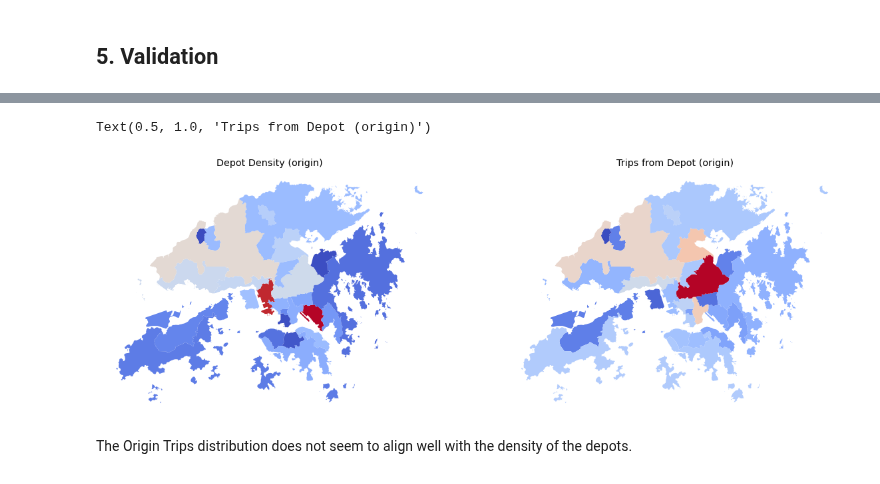
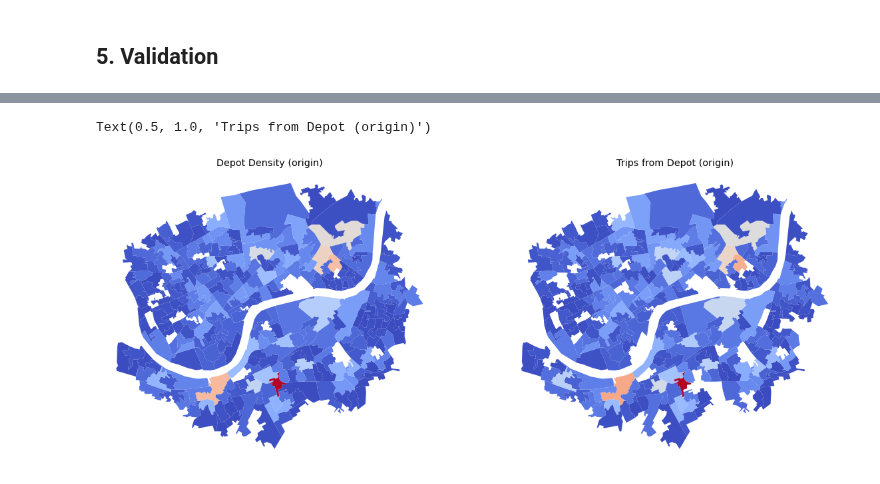
Before and after one commit to arup-group/pam, a Jupyter notebook: examples/17_tour.ipynb, the cells around one changed output, grey strips where cells are left out. Drawn from its saved outputs; the diff is of its cells as text; code cells hidden in the pictures.

Commit message:
Londinium sample notebook & tests

```diff
--- a/examples/17_tour.ipynb
+++ b/examples/17_tour.ipynb
@@ -264,5 +266,5 @@ stop_sampler.sample()
 # %%
 # Sample origin based on density table
-ozone_sampler = tour.FrequencySampler(list(depot_density['FID']), list(depot_density['density']))
+ozone_sampler = tour.FrequencySampler(list(depot_density['zone']), list(depot_density['density']))
 ozone_sampler.sample()
 # %% [output]
@@ -297,7 +299,7 @@ samples = [0.01]
 #samples = [0.10]
 
 # Set Distance threshold, in this case arbitrarily set to median distance of od dataframe.
-dist_threshold = df_od.distance.median()
+dist_threshold = df_od.median().agg('median')
 
 # Set activity parameters
 speed = 40000/3600 # 50km/hr
@@ -346,23 +348,23 @@ def sample_agents(size):
         hour = hour_sampler.sample()
         minute = minute_sampler.sample()
 
-        o_zone = random.choice(zones.FID)
-        o_loc = facility_sampler.sample(o_zone, 'depot')
+        # o_zone = ozone_sampler.sample()
+        # o_loc = facility_sampler.sample(o_zone, 'depot')
 
         if freight_params['agent_id']=='LGV':
             stops = stop_sampler.sample()
         else:
             stops = 1
 
-        d_zone, d_loc = tour.TourSequence().stop_sequence(stops=stops,
+        o_zone, o_loc, d_zone, d_loc = tour.TourSequence().stop_sequence(stops=stops,
                                                           d_density=delivery_density,
-                                                          o_zone=o_zone,
+                                                          ozone_sampler=ozone_sampler,
                                                           df_od=df_od,
                                                           dist_threshold=dist_threshold,
                                                           dist_id='distance',
-                                                          zone_id='FID',
+                                                          zone_id='zone',
                                                           facility_sampler=facility_sampler,
-                                                          o_loc=o_loc,
+                                                          o_activity = 'depot',
                                                           d_activity='delivery')
 
         time_params = {'hour':hour, 'minute':minute}
@@ -593,0 +567,21 @@ pop_od.head()
+# %%
+df_trips_o = trips[trips['origin activity']=='depot'].groupby(['ozone']).agg({'pid':'count'}).reset_index()
+df_trips_o.rename(columns={'pid':'origin_trips'}, inplace=True)
+
+df_trips_d = trips[trips['destination activity']=='delivery'].groupby(['dzone']).agg({'pid':'count'}).reset_index()
+df_trips_d.rename(columns={'pid':'delivery_trips'}, inplace=True)
+
+# Create a dataframe to plot od trips and compare against facility density and flows density.
+pop_od = zones.copy()
+
+# Merge in trips information
+pop_od = pd.merge(pop_od, df_trips_o, left_on = 'zone', right_on = 'ozone', how = 'left')
+pop_od = pd.merge(pop_od, df_trips_d, left_on = 'zone', right_on = 'dzone', how = 'left')
+
+# Merge in density information
+pop_od = pd.merge(pop_od, depot_density, left_on = 'zone', right_on = 'zone', how = 'left')
+pop_od.rename(columns={'activity':'depot_activity','density':'depot_density'}, inplace=True)
+pop_od = pd.merge(pop_od, delivery_density, left_on = 'zone', right_on = 'zone', how = 'left')
+pop_od.rename(columns={'activity':'delivery_activity','density':'delivery_density'}, inplace=True)
+
+pop_od.head()
@@ -594,17 +595,15 @@ pop_od.head()
 # %%
 # Plot density, trips, and flows by zone.
 
 fig, ax = plt.subplots(1, 2, figsize=(20,10))
 
 pop_od.plot('depot_density', ax=ax[0], cmap='coolwarm')
 ax[0].axis('off')
 ax[0].set_title('Depot Density (origin)')
 
-pop_od.plot('o_trip', ax=ax[1], cmap='coolwarm')
+pop_od.plot('origin_trips', ax=ax[1], cmap='coolwarm')
 ax[1].axis('off')
 ax[1].set_title('Trips from Depot (origin)')
 # %% [output]
 Text(0.5, 1.0, 'Trips from Depot (origin)')
-[figure, old version]
+[figure, new version]
-# %% [markdown]
-The Origin Trips distribution does not seem to align well with the density of the depots.
```
Also changed, not shown: parts of 38 cells of this notebook, 2 other files.
